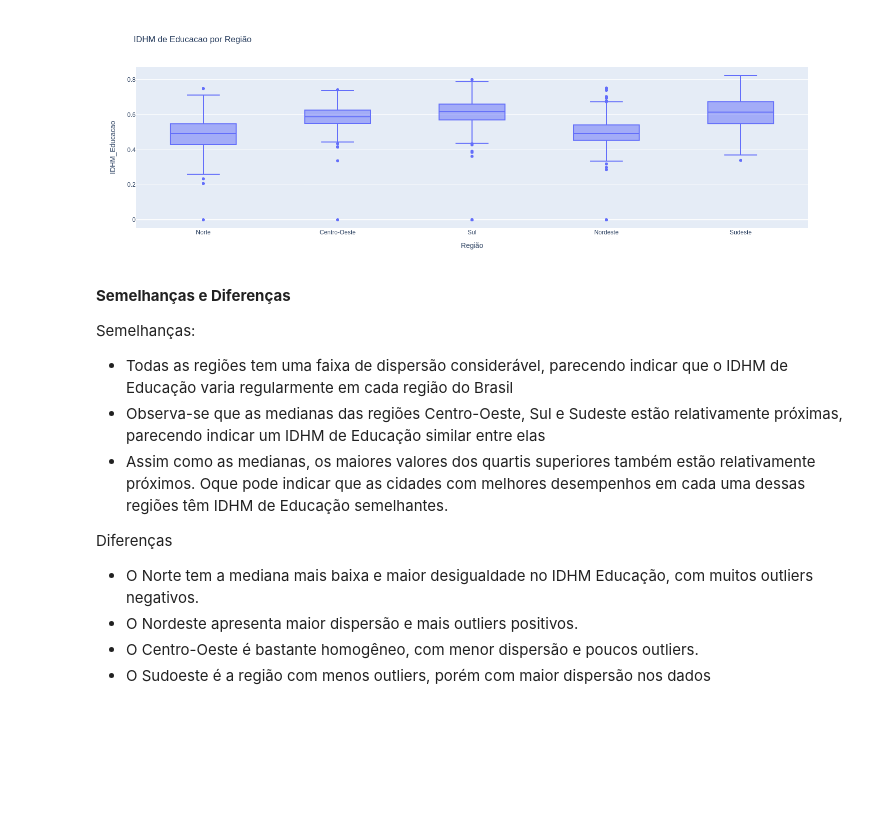
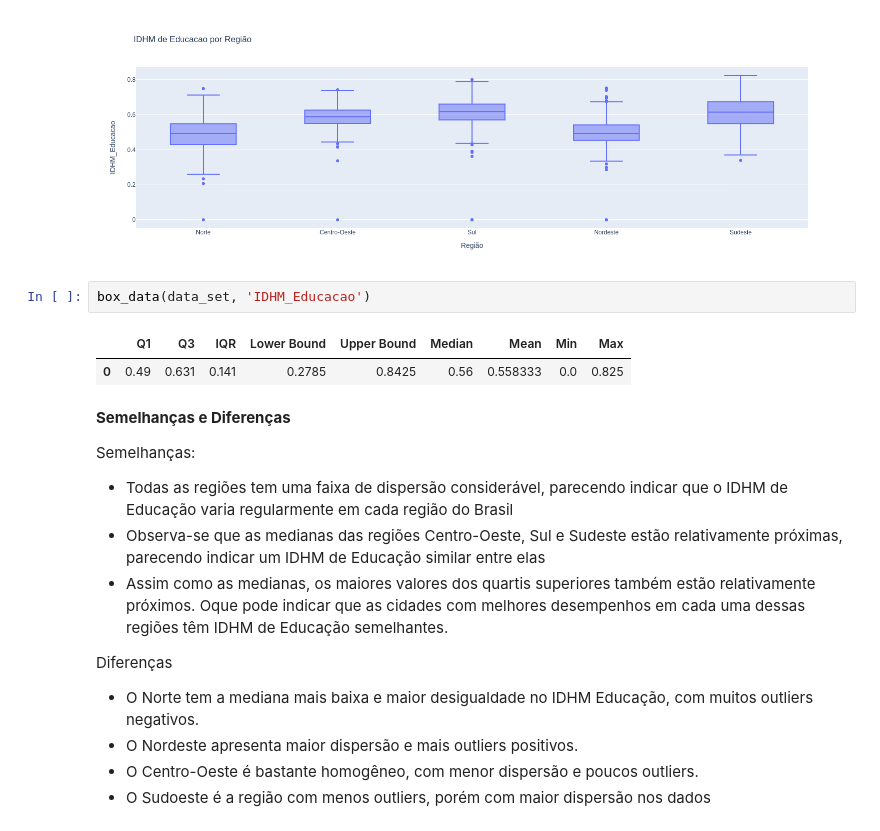
Before and after one commit to Carlos3du/IDHM_Municipios_Brasil, a Jupyter notebook: atvd1_avd.ipynb, the cells around one changed output. Cells and saved outputs as stored; diff of their text form; blank space fills up the shorter version.

```diff
--- a/atvd1_avd.ipynb
+++ b/atvd1_avd.ipynb
@@ -422,6 +441,11 @@ img = Image.open("grafico.png")
 display(img)
 # %% [output]
 [figure]
+# %%
+box_data(data_set, 'IDHM_Educacao')
+# %% [output]
+|  | Q1 | Q3 | IQR | Lower Bound | Upper Bound | Median | Mean | Min | Max |
+| 0 | 0.49 | 0.631 | 0.141 | 0.2785 | 0.8425 | 0.56 | 0.558333 | 0.0 | 0.825 |
 # %% [markdown]
 **Semelhanças e Diferenças**
 
```
Also changed, not shown: parts of 12 cells of this notebook.
